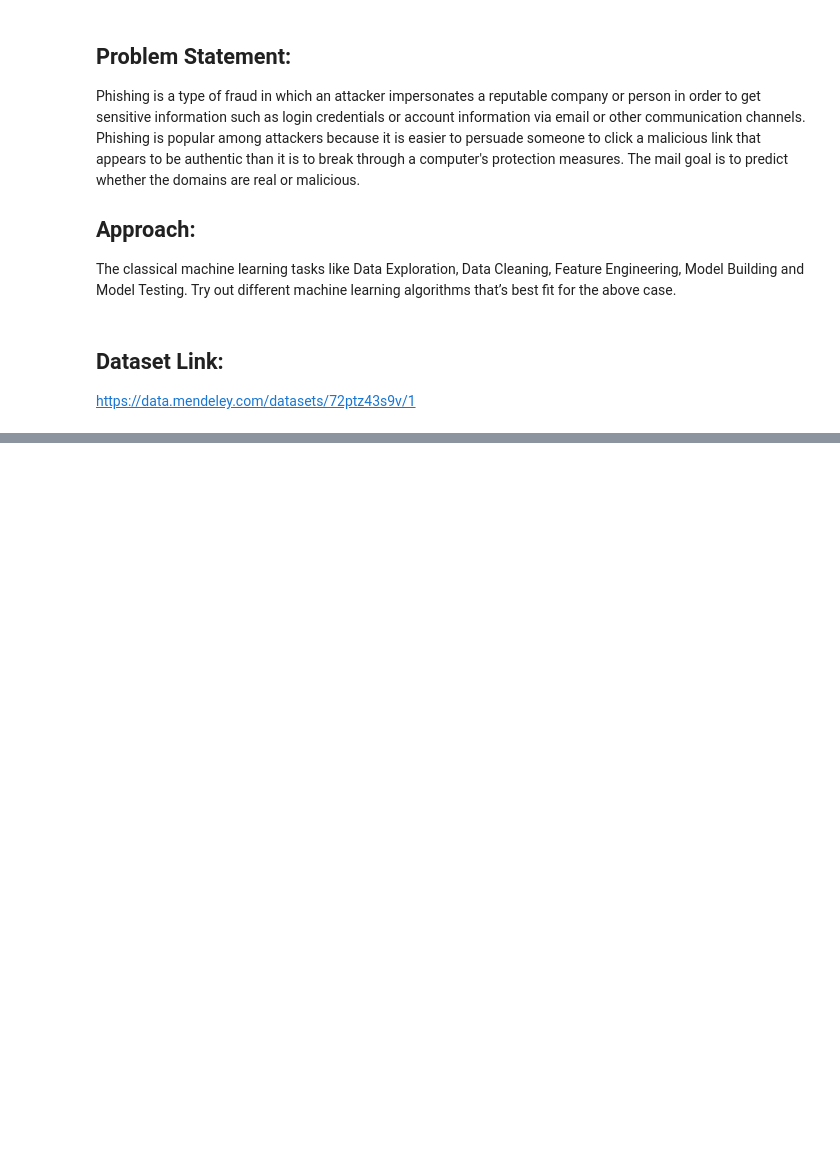
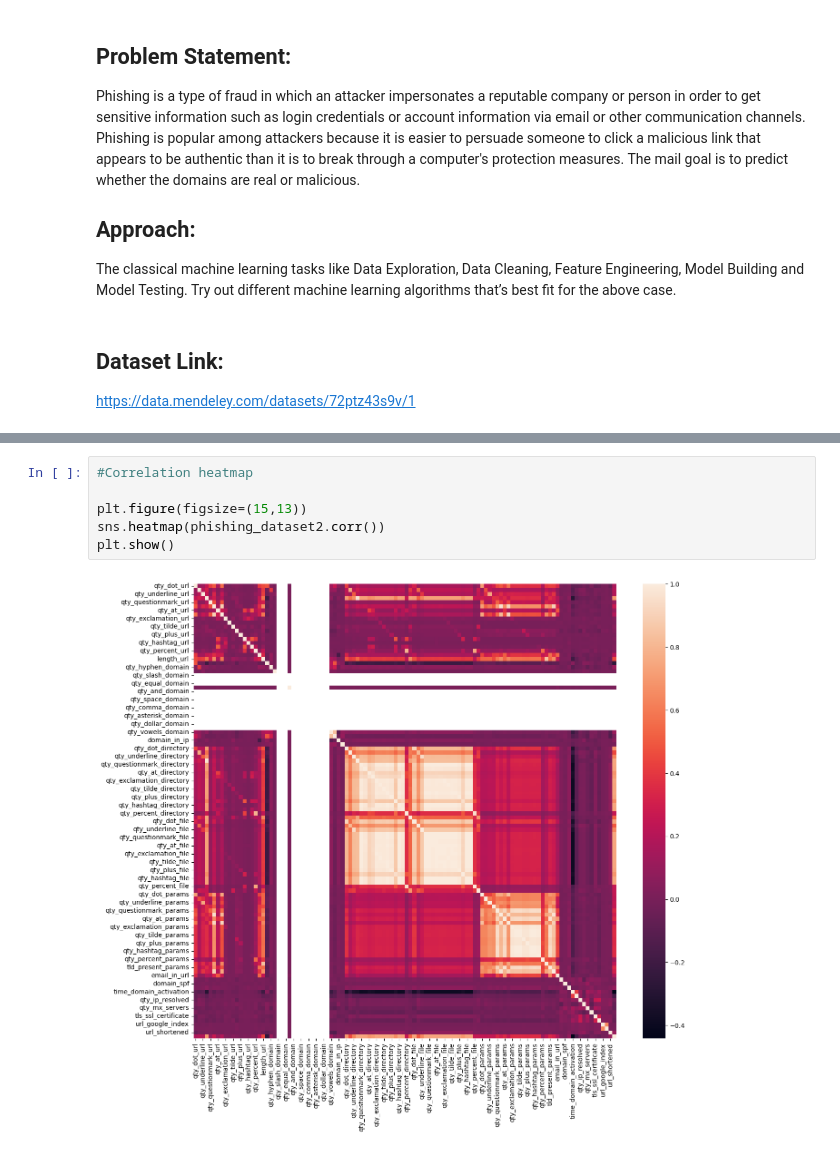
Before and after one commit to nevetto/phishing_domain_detection, a Jupyter notebook: notebook/EDA PHISHING DOMAIN.ipynb, the cells around one changed output, grey strips where cells are left out. Drawn from its saved outputs; the diff is of its cells as text; blank space fills up the shorter version.

```diff
--- a/notebook/EDA PHISHING DOMAIN.ipynb
+++ b/notebook/EDA PHISHING DOMAIN.ipynb
@@ -29,0 +183,8 @@ https://data.mendeley.com/datasets/72ptz43s9v/1
+# %%
+#Correlation heatmap
+
+plt.figure(figsize=(15,13))
+sns.heatmap(phishing_dataset2.corr())
+plt.show()
+# %% [output]
+[figure, added]
```
Also changed, not shown: parts of 32 cells of this notebook, 2 other files.
